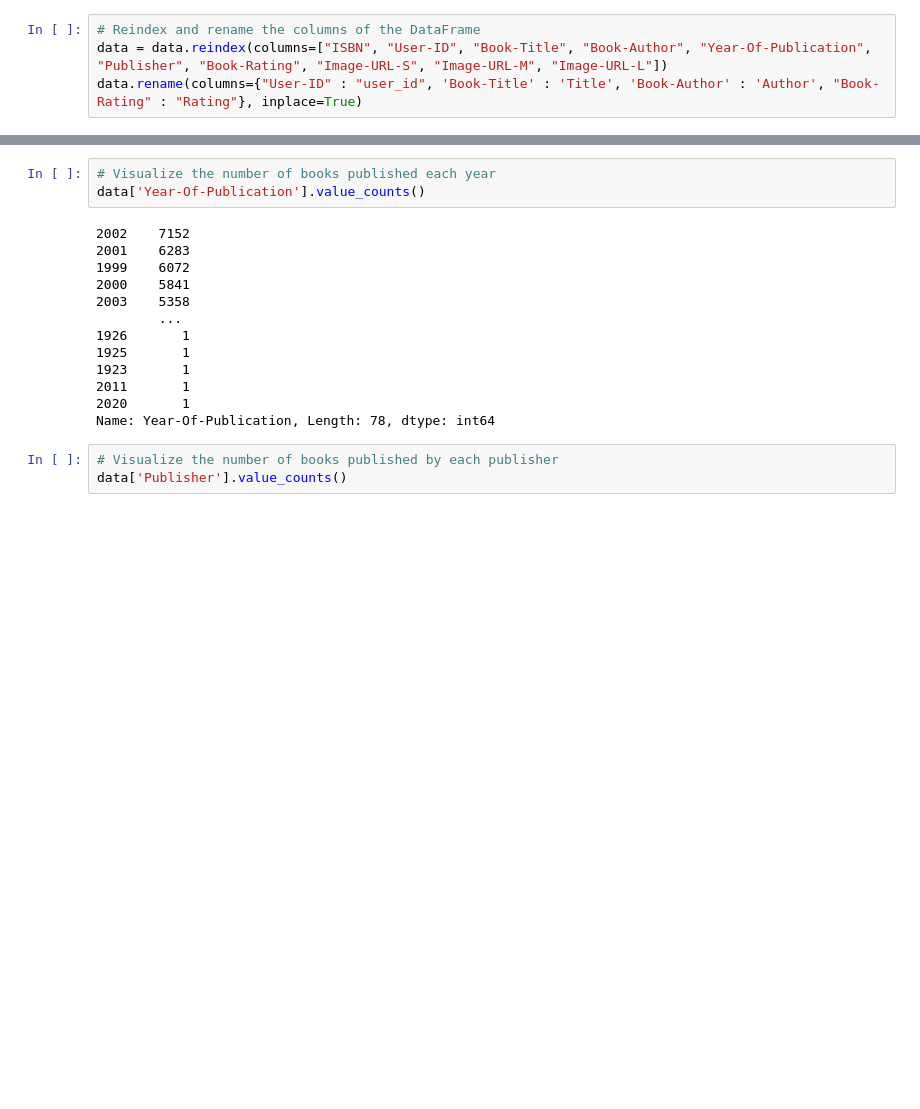
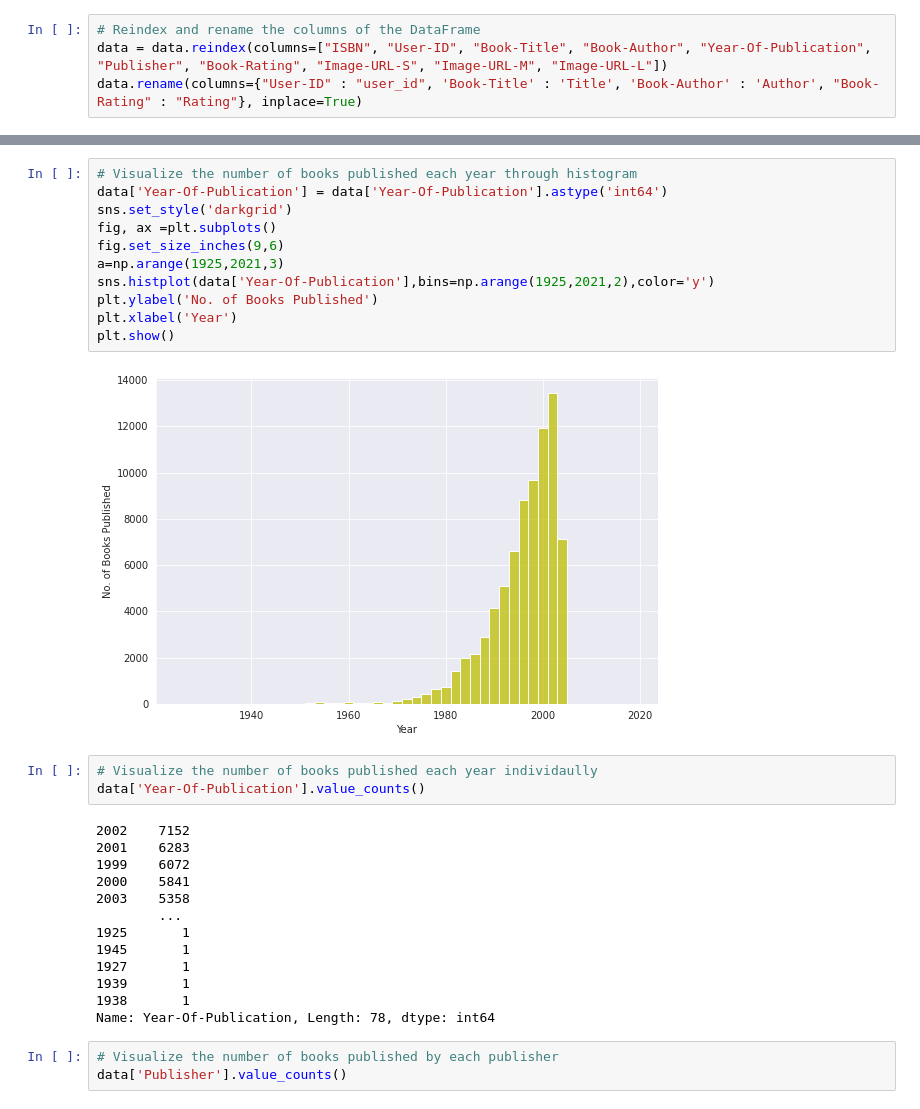
Before and after one commit to kapeeshvarma/Book-Recommendation-System, a Jupyter notebook: Book_Recommendation_System_Capstone_Project.ipynb, the cells around one changed output, grey strips where cells are left out. Cells and saved outputs as stored; diff of their text form; blank space fills up the shorter version.

```diff
--- a/Book_Recommendation_System_Capstone_Project.ipynb
+++ b/Book_Recommendation_System_Capstone_Project.ipynb
@@ -123,8 +123,21 @@ data.head()
 | 2 | 0002005018 | 11400 | Clara Callan | Richard Bruce Wright | 2001 | HarperFlamingo Canada | 0 | http://images.amazon.com/images/P... | http://images.amazon.com/images/P... | ... |
 | 3 | 0002005018 | 11676 | Clara Callan | Richard Bruce Wright | 2001 | HarperFlamingo Canada | 8 | http://images.amazon.com/images/P... | http://images.amazon.com/images/P... | ... |
 | 4 | 0060973129 | 8 | Decision in Normandy | Carlo D'Este | 1991 | HarperPerennial | 0 | http://images.amazon.com/images/P... | http://images.amazon.com/images/P... | ... |
+# %%
+# Visualize the number of books published each year through histogram
+data['Year-Of-Publication'] = data['Year-Of-Publication'].astype('int64')
+sns.set_style('darkgrid')
+fig, ax =plt.subplots()
+fig.set_size_inches(9,6)
+a=np.arange(1925,2021,3)
+sns.histplot(data['Year-Of-Publication'],bins=np.arange(1925,2021,2),color='y')
+plt.ylabel('No. of Books Published')
+plt.xlabel('Year')
+plt.show()
+# %% [output]
+[figure, added]
 # %%
-# Visualize the number of books published each year
+# Visualize the number of books published each year individaully
 data['Year-Of-Publication'].value_counts()
 # %% [output]
 2002    7152
@@ -133,11 +146,11 @@ data['Year-Of-Publication'].value_counts()
 2000    5841
 2003    5358
         ...
-1926       1
 1925       1
-1923       1
-2011       1
-2020       1
+1945       1
+1927       1
+1939       1
+1938       1
 Name: Year-Of-Publication, Length: 78, dtype: int64
 # %%
 # Visualize the number of books published by each publisher
```
